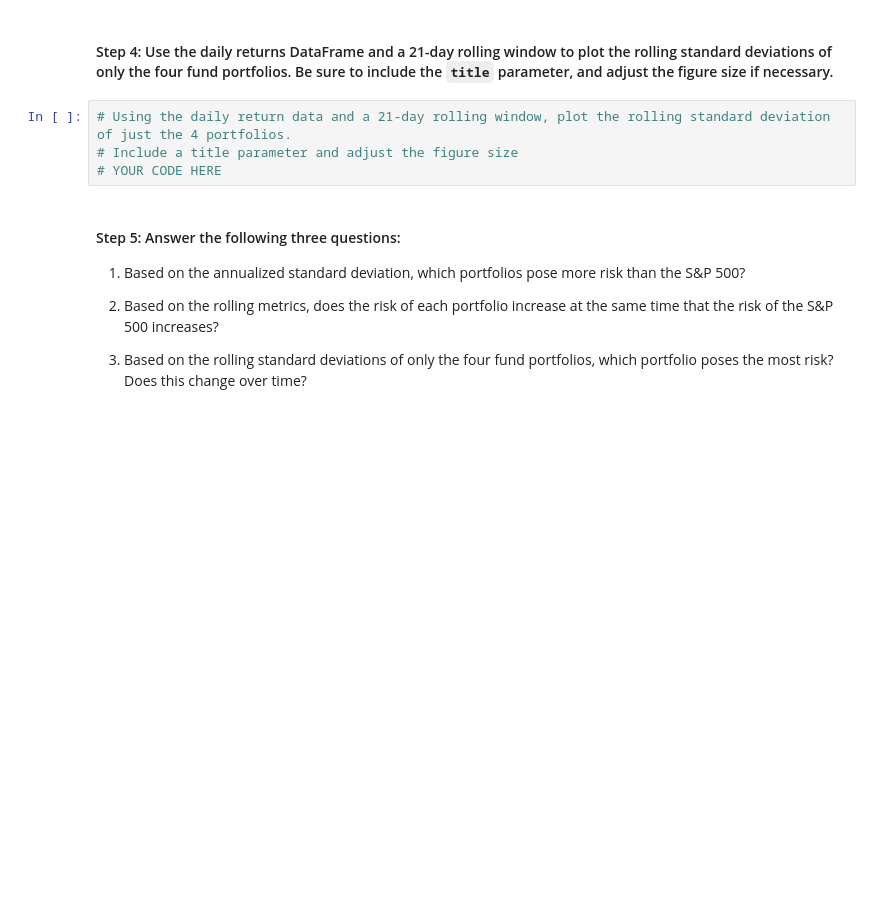
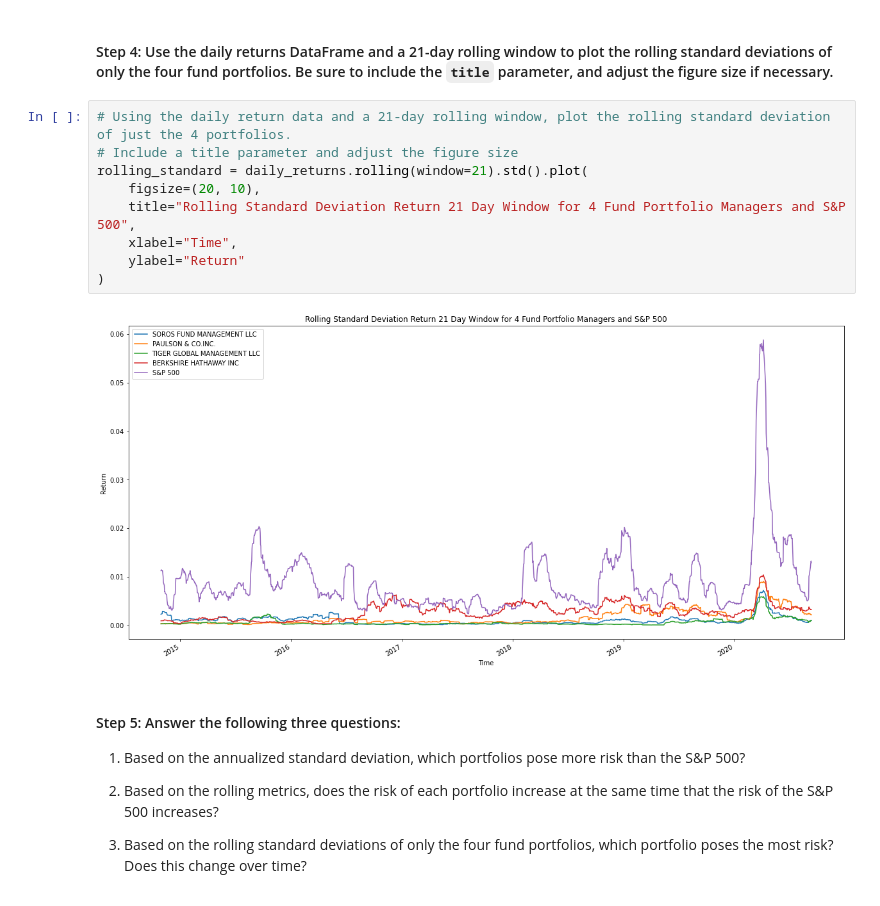
Before and after one commit to kheller18/retirement-portfolio-planning, a Jupyter notebook: risk_return_analysis.ipynb, the cells around one changed output. Drawn from its saved outputs; the diff is of its cells as text; blank space fills up the shorter version.

```diff
--- a/risk_return_analysis.ipynb
+++ b/risk_return_analysis.ipynb
@@ -245,7 +277,14 @@ Evaluate the risk profile of each portfolio by using the standard deviation and
 # %%
 # Using the daily return data and a 21-day rolling window, plot the rolling standard deviation of just the 4 portfolios.
 # Include a title parameter and adjust the figure size
-# YOUR CODE HERE
+rolling_standard = daily_returns.rolling(window=21).std().plot(
+    figsize=(20, 10),
+    title="Rolling Standard Deviation Return 21 Day Window for 4 Fund Portfolio Managers and S&P 500",
+    xlabel="Time",
+    ylabel="Return"
+)
+# %% [output]
+[figure, added]
 # %% [markdown]
 #### Step 5: Answer the following three questions:
 
```
Also changed, not shown: parts of 10 cells of this notebook.
